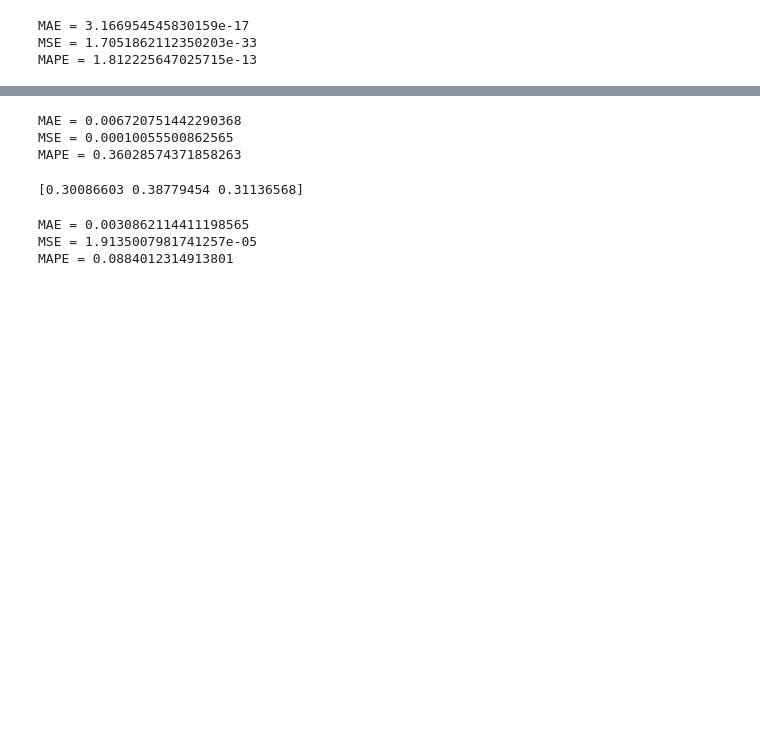
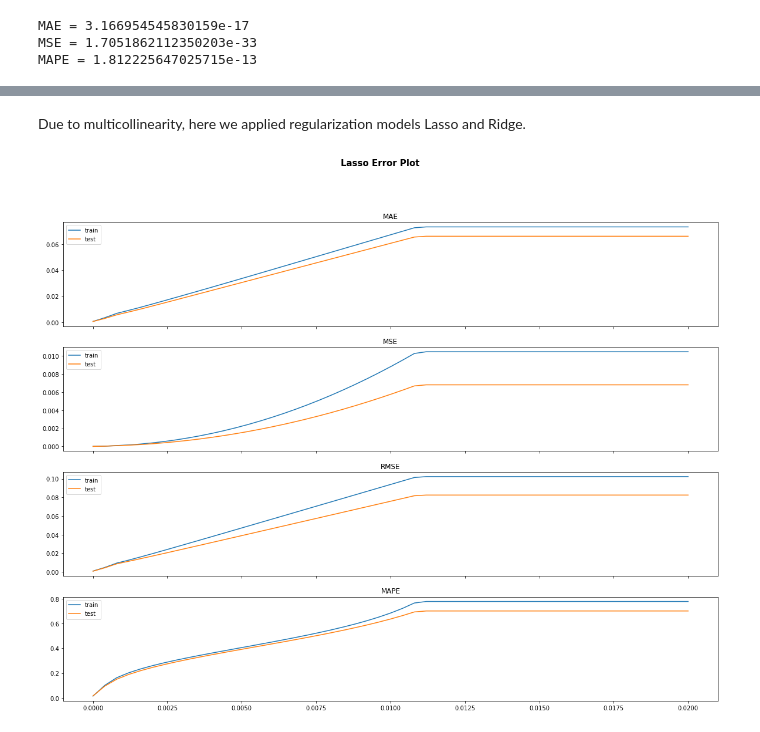
Before and after one commit to affand20/m2m-labs, a Jupyter notebook: lab2.ipynb, the cells around one changed output, grey strips where cells are left out. Drawn from its saved outputs; the diff is of its cells as text; code cells hidden in the pictures; blank space fills up the shorter version.

Commit message:
add regularization

```diff
--- a/lab2.ipynb
+++ b/lab2.ipynb
@@ -313,12 +286,0 @@ def generateAlpha(start):
-# %%
-# lasso
-lasso_alpha = [0.1, 0.01, 0.001, 0.0001, 0.00001]
-lasso_scores = []
-
-for alpha in lasso_alpha:
-    lasso = Lasso(alpha=alpha)
-    score = score_model(lasso, X_train, X_test, y_train, y_test)
-    lasso_scores.append(score)
-
-lasso_df = pd.DataFrame(lasso_scores)
-lasso_df.head()
@@ -342,7 +286,0 @@ plt.show()
-# %%
-lasso = Lasso(alpha=0.001)
-lasso.fit(X_train, y_train)
-
-# predict
-lasso_predict = lasso.predict(X_test)
-print(lasso.coef_)
@@ -365,32 +287,2 @@ lasso.get_params('alpha')
-# %%
-lasso_mae = mean_absolute_error(y_test, lasso_predict)
-lasso_mse = mean_squared_error(y_test, lasso_predict)
-lasso_mape = mean_absolute_percentage_error(y_test, lasso_predict)
-
-print(f'MAE = {lasso_mae}')
-print(f'MSE = {lasso_mse}')
-print(f'MAPE = {lasso_mape}')
-# %% [output]
-MAE = 0.006720751442290368
-MSE = 0.00010055500862565
-MAPE = 0.36028574371858263
-# %%
-ridge = Ridge(alpha=0.1)
-ridge.fit(X_train, y_train)
-
-ridge_predict = ridge.predict(X_test)
-print(ridge.coef_)
-# %% [output]
-[0.30086603 0.38779454 0.31136568]
-# %%
-ridge_mae = mean_absolute_error(y_test, ridge_predict)
-ridge_mse = mean_squared_error(y_test, ridge_predict)
-ridge_mape = mean_absolute_percentage_error(y_test, ridge_predict)
-
-print(f'MAE = {ridge_mae}')
-print(f'MSE = {ridge_mse}')
-print(f'MAPE = {ridge_mape}')
-# %% [output]
-MAE = 0.0030862114411198565
-MSE = 1.9135007981741257e-05
-MAPE = 0.0884012314913801
+# %% [markdown]
+Due to multicollinearity, here we applied regularization models Lasso and Ridge.
@@ -396,0 +359,5 @@ MAPE = 0.0884012314913801
+# %%
+alphas = numpy.linspace(0,0.02,51)
+score_model(alphas, X_train, X_test, y_train, y_test)
+# %% [output]
+[figure, added]
```
Also changed, not shown: parts of 8 cells of this notebook.
